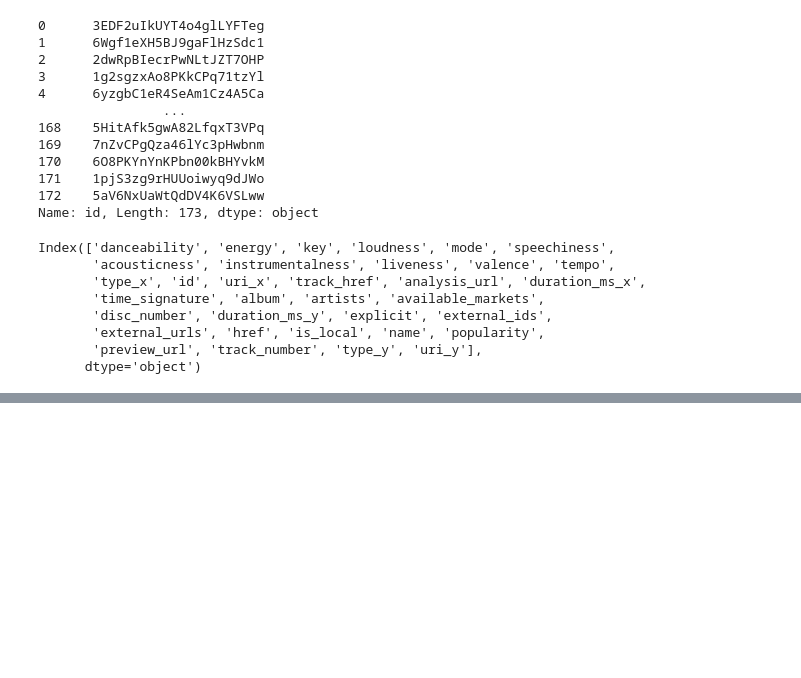
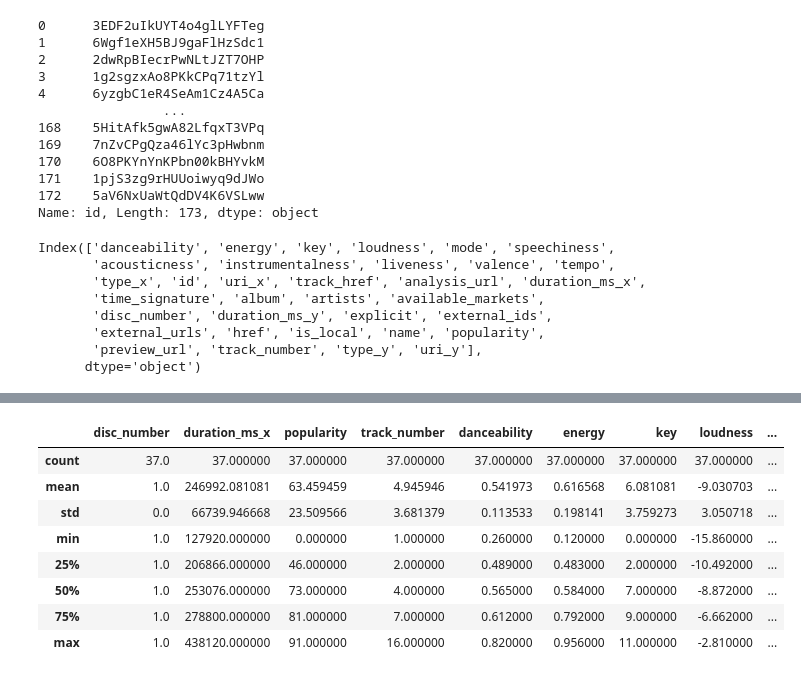
Before and after one commit to KosAqH/Spotify-Playlists-Analyzer, a Jupyter notebook: webapp/test.ipynb, the cells around one changed output, grey strips where cells are left out. Drawn from its saved outputs; the diff is of its cells as text; code cells hidden in the pictures; blank space fills up the shorter version.

```diff
--- a/webapp/test.ipynb
+++ b/webapp/test.ipynb
@@ -152,0 +193,8 @@ new_df["duration_ms_x"].sum() / 1000 / 60 / 60
+# %%
+token = get_spotify_access_token()
+api = SpotifyApi(token)
+
+p = api.RequestPlaylist("3vFJuKtDQCYkFSrpUaf5Dh")  # 387OhCc6mEbm96wzfFfhpp
+playlist_meta = api.RetrievePlaylistMetadata(p)
+# %%
+ids = api.retrieveIdsFromPlaylist("3vFJuKtDQCYkFSrpUaf5Dh", playlist_meta["total_count"])
@@ -152,0 +225,11 @@ new_df["duration_ms_x"].sum() / 1000 / 60 / 60
+# %%
+meta = api.retrieveSongsMetadata(ids)
+features = api.retrieveSongsAudioFeatures(ids)
+# %%
+df_meta = pd.DataFrame(meta)
+df_af = pd.DataFrame(features)
+
+from app.spotify_api.audio_data import AudioData
+
+AD = AudioData()
+df = AD.mergeTracksData(df_meta, df_af)
@@ -152,0 +278,12 @@ new_df["duration_ms_x"].sum() / 1000 / 60 / 60
+# %%
+df.describe()
+# %% [output]
+|  | disc_number | duration_ms_x | popularity | track_number | danceability | energy | key | loudness | ... |
+| count | 37.0 | 37.000000 | 37.000000 | 37.000000 | 37.000000 | 37.000000 | 37.000000 | 37.000000 | ... |
+| mean | 1.0 | 246992.081081 | 63.459459 | 4.945946 | 0.541973 | 0.616568 | 6.081081 | -9.030703 | ... |
+| std | 0.0 | 66739.946668 | 23.509566 | 3.681379 | 0.113533 | 0.198141 | 3.759273 | 3.050718 | ... |
+| min | 1.0 | 127920.000000 | 0.000000 | 1.000000 | 0.260000 | 0.120000 | 0.000000 | -15.860000 | ... |
+| 25% | 1.0 | 206866.000000 | 46.000000 | 2.000000 | 0.489000 | 0.483000 | 2.000000 | -10.492000 | ... |
+| 50% | 1.0 | 253076.000000 | 73.000000 | 4.000000 | 0.565000 | 0.584000 | 7.000000 | -8.872000 | ... |
+| 75% | 1.0 | 278800.000000 | 81.000000 | 7.000000 | 0.612000 | 0.792000 | 9.000000 | -6.662000 | ... |
+| max | 1.0 | 438120.000000 | 91.000000 | 16.000000 | 0.820000 | 0.956000 | 11.000000 | -2.810000 | ... |
```
Also changed, not shown: parts of 17 cells of this notebook, 1 other file.
